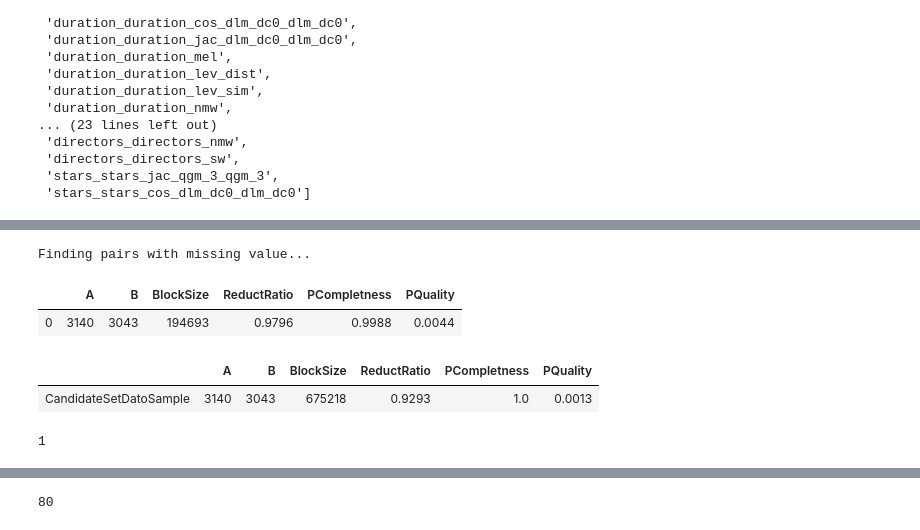
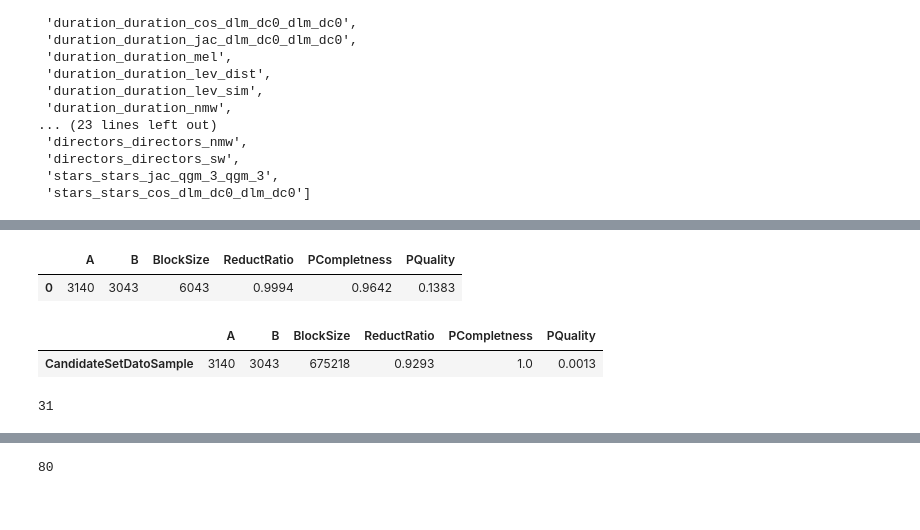
Before and after one commit to imbimboluciano/uniMORE, a Jupyter notebook: Master/BusinessIntelligence/Lab/dataintegration/Blocking.ipynb, the cells around one changed output, grey strips where cells are left out. Cells and saved outputs as stored; diff of their text form; code cells hidden in the pictures.

```diff
--- a/Master/BusinessIntelligence/Lab/dataintegration/BI2025_Blocking_Matching_20052025(1).ipynb
+++ b/Master/BusinessIntelligence/Lab/dataintegration/Blocking.ipynb
@@ -1084,11 +1077,11 @@ block_features['feature_name'].to_list()
 OA=['name', 'release_date', 'directors','stars']
 # %%
 rb = em.RuleBasedBlocker()
-rb.add_rule(['name_name_jac_qgm_3_qgm_3(ltuple, rtuple) < 0.1'], block_features)
+rb.add_rule(['name_name_jac_qgm_3_qgm_3(ltuple, rtuple) < 0.2'], block_features)
 
 C = rb.block_tables(A, B, l_output_attrs=OA,
                           r_output_attrs=OA, show_progress=True)
 
 
-ValutaBlocking(A,B,C,GoldStandard)
+ValutaBlocking(A,B,C,GoldStandard) # quality bassa
 # %% [output]
@@ -1097,6 +1091,5 @@ Total time elapsed: 00:00:02
-Finding pairs with missing value...
 |  | A | B | BlockSize | ReductRatio | PCompletness | PQuality |
-| 0 | 3140 | 3043 | 194693 | 0.9796 | 0.9988 | 0.0044 |
+| 0 | 3140 | 3043 | 6043 | 0.9994 | 0.9642 | 0.1383 |
 # %%
 ValutazioneBlocking = pd.DataFrame(columns=['A', 'B', 'BlockSize', 'ReductRatio','PCompletness','PQuality'])
 
@@ -1117,7 +1110,7 @@ MissedMatches=pd.merge(GoldStandard,
                        indicator=True).query("_merge=='left_only'")[['l_id','r_id']]
 print(len(MissedMatches))
 # %% [output]
-1
+31
 # %%
 MissedMatches
 # %% [output]
```
Also changed, not shown: parts of 53 cells of this notebook, 28 other files.
